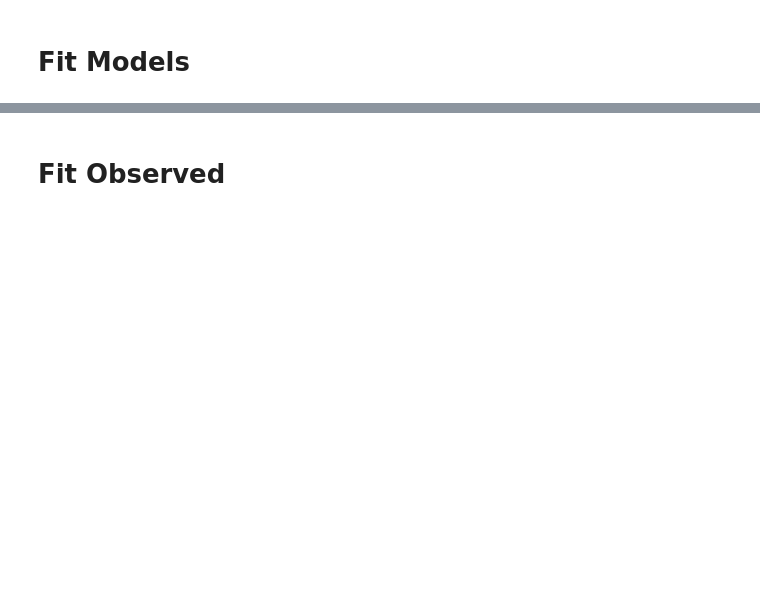
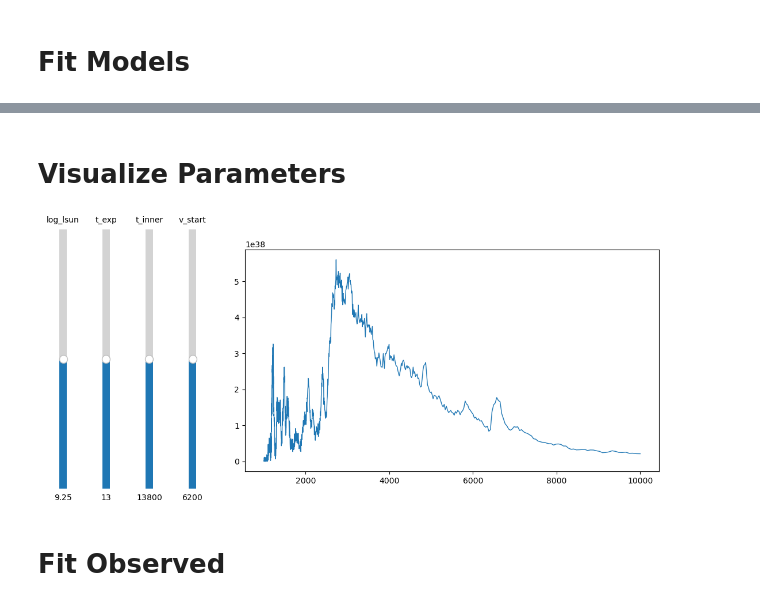
Before and after one commit to MichaelLukaszyk/iip-emulator, a Jupyter notebook: interpolator/interp.ipynb, the cells around one changed output, grey strips where cells are left out. Cells and saved outputs as stored; diff of their text form; code cells hidden in the pictures; blank space fills up the shorter version.

```diff
--- a/interpolator/interp.ipynb
+++ b/interpolator/interp.ipynb
@@ -148,3 +158,47 @@ mean mse: 6.6e-01
+# %% [markdown]
+# Visualize Parameters
+# %%
+from matplotlib.widgets import Slider
+
+active_vals = np.mean(limits, axis=1)
+
+def recalc_y():
+    X_mod = pd.DataFrame([active_vals], columns=param_names)
+    #y_mod = model.predict(X_mod)[0]
+    y_mod = interp(list(X_mod.values))[0]
+    return y_mod
+
+fig, ax = plt.subplots(figsize=(12, 5))
+fig.subplots_adjust(left=0.3)
+line, = ax.plot(wav, recalc_y(), lw=1)
+fig.canvas.toolbar_position = 'bottom'
+sliders = []
+
+for index, name in enumerate(param_names):
+    ax_slider = fig.add_axes([0.025 + 0.25 * index / 4, 0.05, 0.0225, 0.9])
+    slider = Slider(
+        ax=ax_slider,
+        label=param_names[index],
+        valmin=limits[index][0],
+        valmax=limits[index][1],
+        valinit=active_vals[index],
+        orientation='vertical'
+    )
+
+    def make_update(index):
+        def update(val):
+            active_vals[index] = val
+            line.set_ydata(recalc_y())
+            ax.relim()
+            ax.autoscale_view()
+            fig.canvas.draw_idle()
+        return update
+    slider.on_changed(make_update(index))
+    sliders.append(slider)
+
+plt.show()
+# %% [output]
+[figure, added]
 # %% [markdown]
 # Fit Observed
 # %%
```
Also changed, not shown: parts of 8 cells of this notebook, 10 other files.
